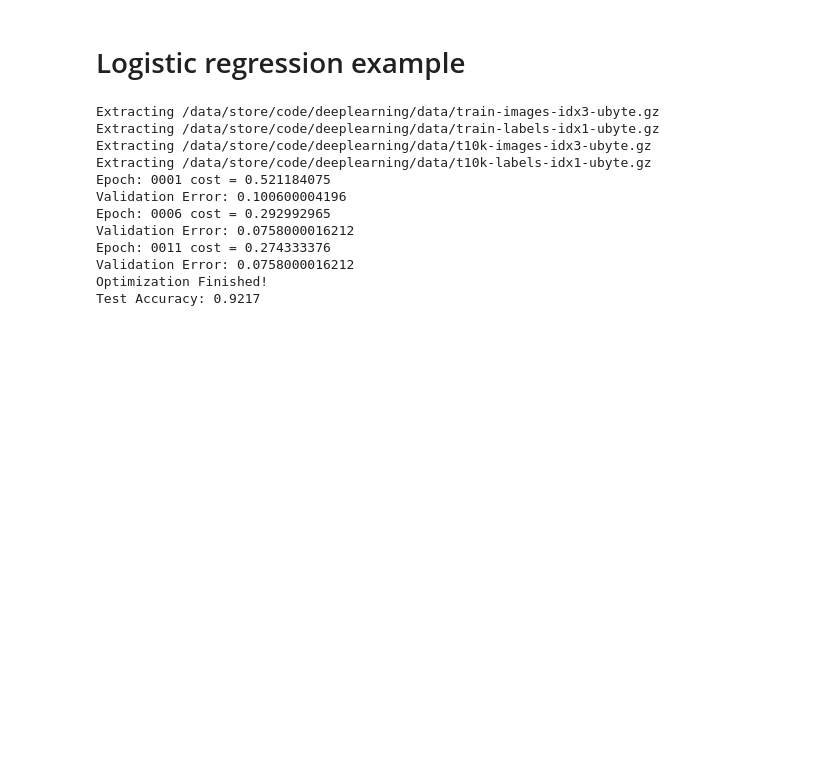
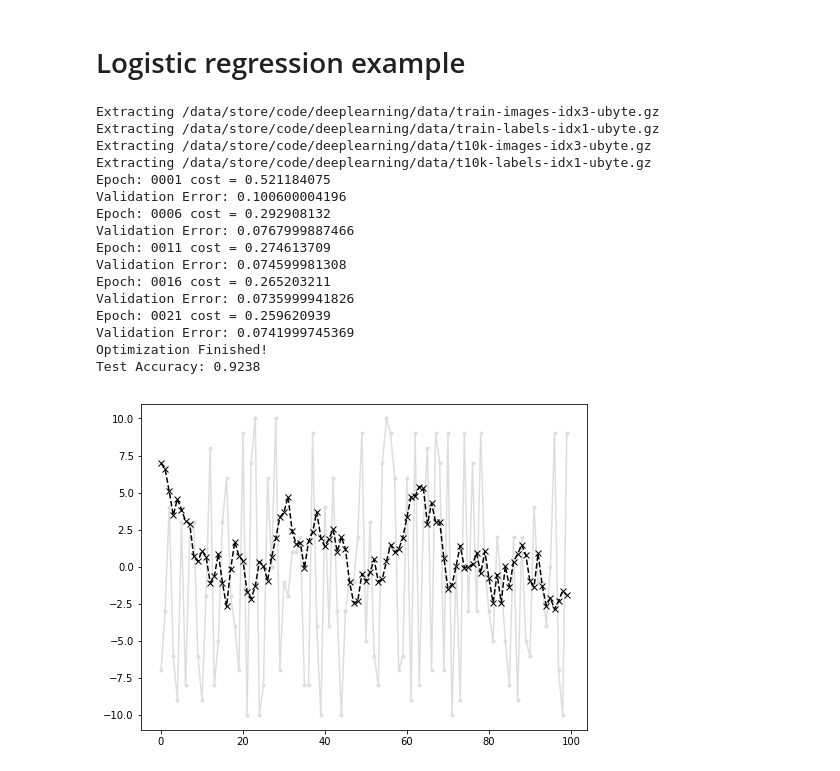
Before and after one commit to meharc/tensor, a Jupyter notebook: notebooks/Initial Steps.ipynb, the cells around one changed output. Cells and saved outputs as stored; diff of their text form; code cells hidden in the pictures; blank space fills up the shorter version.

```diff
--- a/notebooks/Initial Steps.ipynb
+++ b/notebooks/Initial Steps.ipynb
@@ -153,7 +153,7 @@ with tf.Graph().as_default():
     test_feed_dict = {
          x : mnist.test.images,
          y : mnist.test.labels
-    }
+    }b
     accuracy = sess.run(eval_op, feed_dict=test_feed_dict)
     print ("Test Accuracy:", accuracy)
 # %% [output]
@@ -163,9 +163,13 @@ Extracting /data/store/code/deeplearning/data/t10k-images-idx3-ubyte.gz
 Extracting /data/store/code/deeplearning/data/t10k-labels-idx1-ubyte.gz
 Epoch: 0001 cost = 0.521184075
 Validation Error: 0.100600004196
-Epoch: 0006 cost = 0.292992965
-Validation Error: 0.0758000016212
-Epoch: 0011 cost = 0.274333376
-Validation Error: 0.0758000016212
+Epoch: 0006 cost = 0.292908132
+Validation Error: 0.0767999887466
+Epoch: 0011 cost = 0.274613709
+Validation Error: 0.074599981308
+Epoch: 0016 cost = 0.265203211
+Validation Error: 0.0735999941826
+Epoch: 0021 cost = 0.259620939
+Validation Error: 0.0741999745369
 Optimization Finished!
-Test Accuracy: 0.9217
+Test Accuracy: 0.9238
@@ -171,0 +185,21 @@ Test Accuracy: 0.9217
+# %%
+step_range = 10
+step_choices = range(-1 * step_range, step_range + 1)
+rand_walk = [random.choice(step_choices) for x in range(100)]
+# %%
+momentum = 0.8
+momentum_walk = [random.choice(step_choices)]
+for i in range(1, len(rand_walk)):
+    prev = momentum_walk[i -1]
+    rand_choice = random.choice(step_choices)
+    new_step = momentum * prev + (1 - momentum) * rand_choice
+    momentum_walk.append(new_step)
+# %%
+fig = plt.figure(figsize=(8, 6))
+ax1 = fig.add_subplot(1, 1, 1)
+#ax2 = fig.add_subplot(2, 1, 2)
+ax1.plot(rand_walk, color='#DEDEDE', marker='.')
+ax1.plot(momentum_walk, linestyle='--', color='k', marker='x')
+plt.show()
+# %% [output]
+[figure, added]
```
Also changed, not shown: parts of 3 cells of this notebook, 2 other files.
